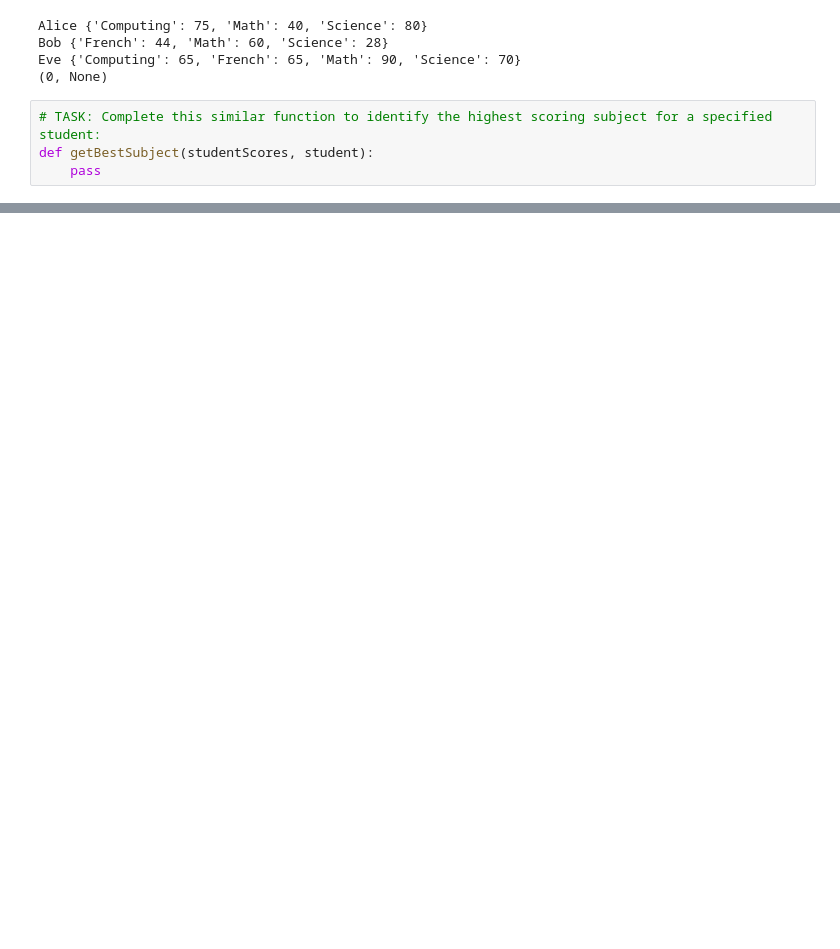
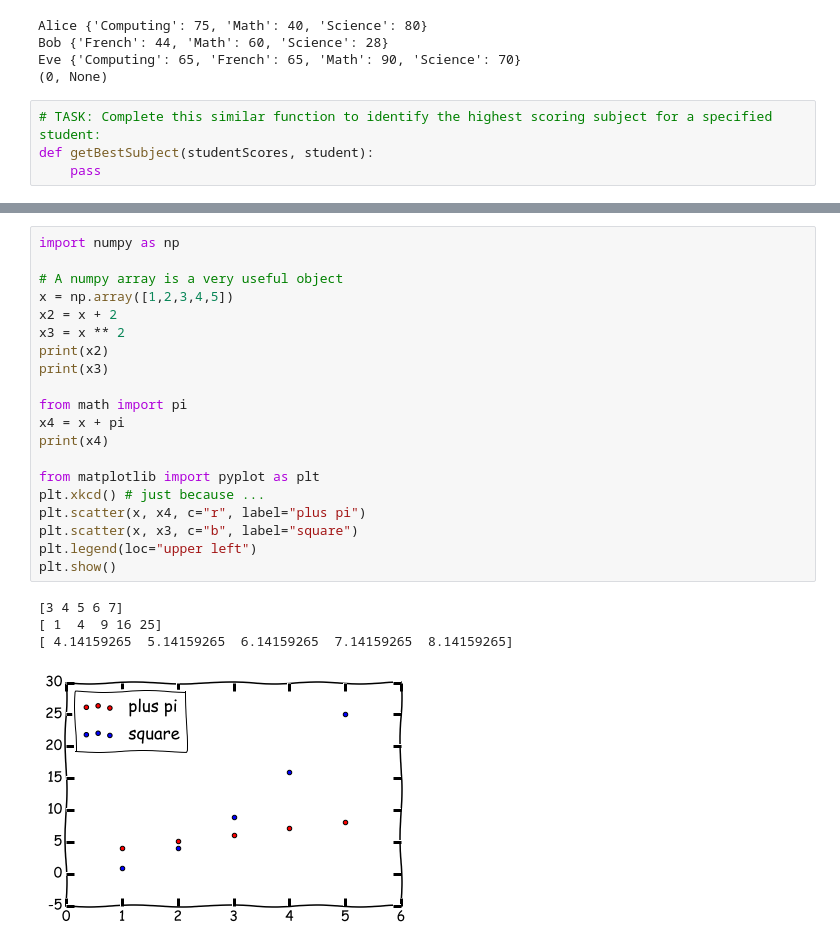
Before and after one commit to giuseppe82/python_tutorial, a Jupyter notebook: python_tutorial.ipynb, the cells around one changed output, grey strips where cells are left out. Drawn from its saved outputs; the diff is of its cells as text; blank space fills up the shorter version.

```diff
--- a/python_tutorial.ipynb
+++ b/python_tutorial.ipynb
@@ -364,0 +385,25 @@ def getBestSubject(studentScores, student):
+# %%
+import numpy as np
+
+# A numpy array is a very useful object
+x = np.array([1,2,3,4,5])
+x2 = x + 2
+x3 = x ** 2
+print(x2)
+print(x3)
+
+from math import pi
+x4 = x + pi
+print(x4)
+
+from matplotlib import pyplot as plt
+plt.xkcd() # just because ...
+plt.scatter(x, x4, c="r", label="plus pi")
+plt.scatter(x, x3, c="b", label="square")
+plt.legend(loc="upper left")
+plt.show()
+# %% [output]
+[3 4 5 6 7]
+[ 1  4  9 16 25]
+[ 4.14159265  5.14159265  6.14159265  7.14159265  8.14159265]
+[figure, added]
```
Also changed, not shown: parts of 2 cells of this notebook.
